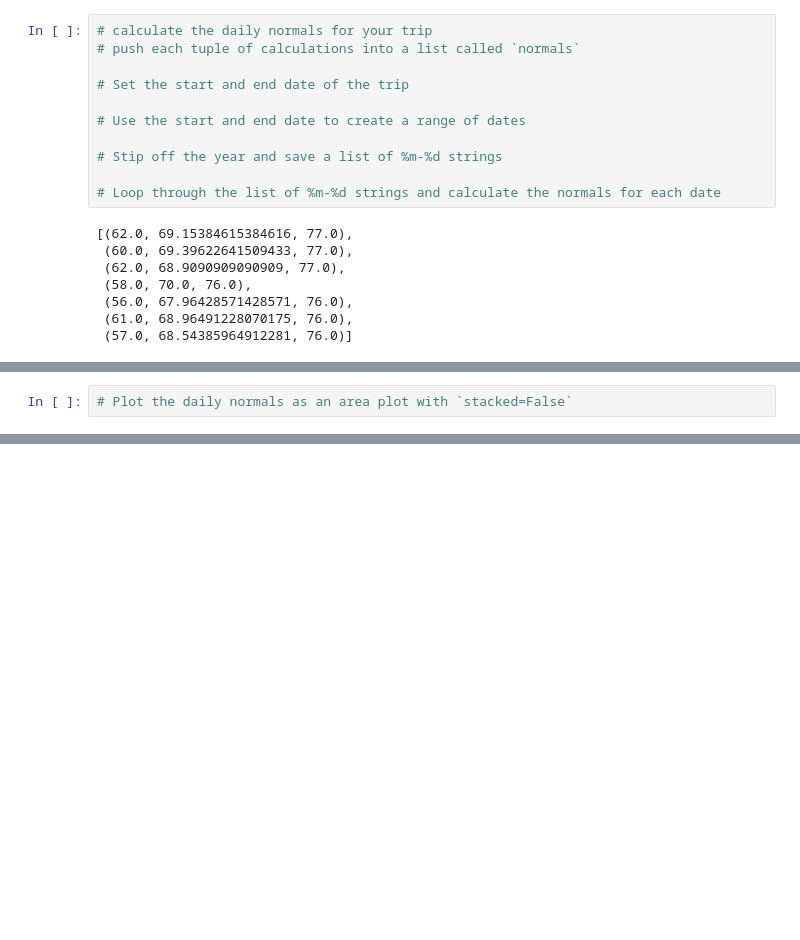
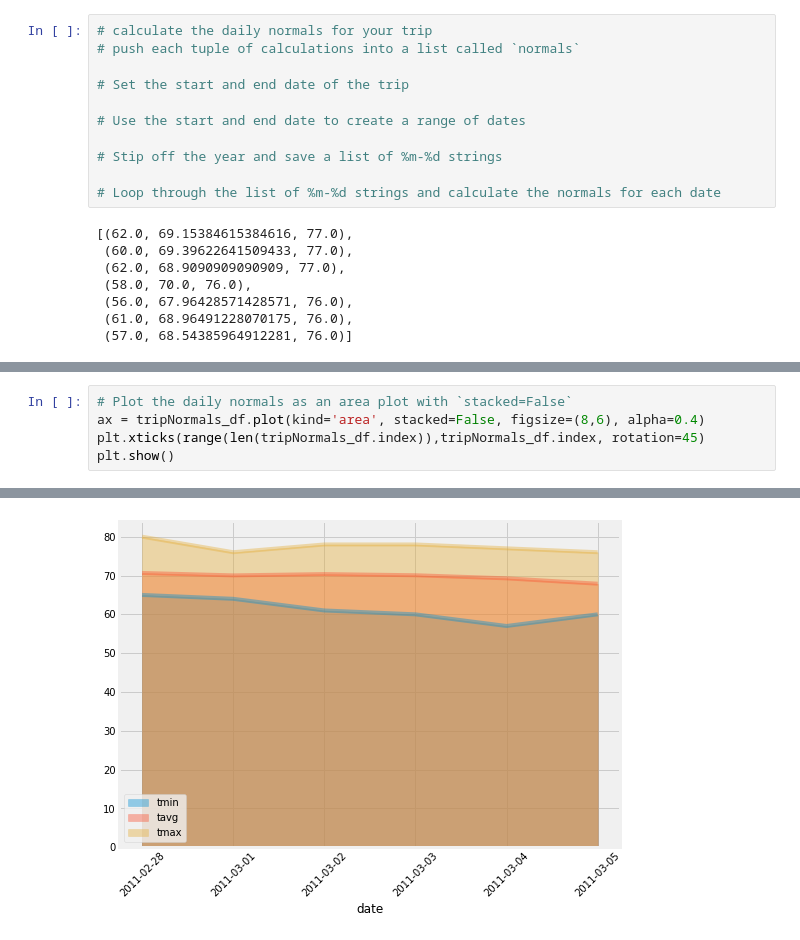
Before and after one commit to Survifit/bootcamprepo, a Jupyter notebook: Homework10/Howard_Hwk10_climate.ipynb, the cells around one changed output, grey strips where cells are left out. Cells and saved outputs as stored; diff of their text form; blank space fills up the shorter version.

```diff
--- a/Homework10/Howard_Hwk10_climate.ipynb
+++ b/Homework10/Howard_Hwk10_climate.ipynb
@@ -223,3 +263,6 @@ daily_normals("01-01")
 # %%
 # Plot the daily normals as an area plot with `stacked=False`
+ax = tripNormals_df.plot(kind='area', stacked=False, figsize=(8,6), alpha=0.4)
+plt.xticks(range(len(tripNormals_df.index)),tripNormals_df.index, rotation=45)
+plt.show()
 # %% [output]
@@ -227,0 +269 @@ daily_normals("01-01")
+[figure, added]
```
Also changed, not shown: parts of 6 cells of this notebook.
